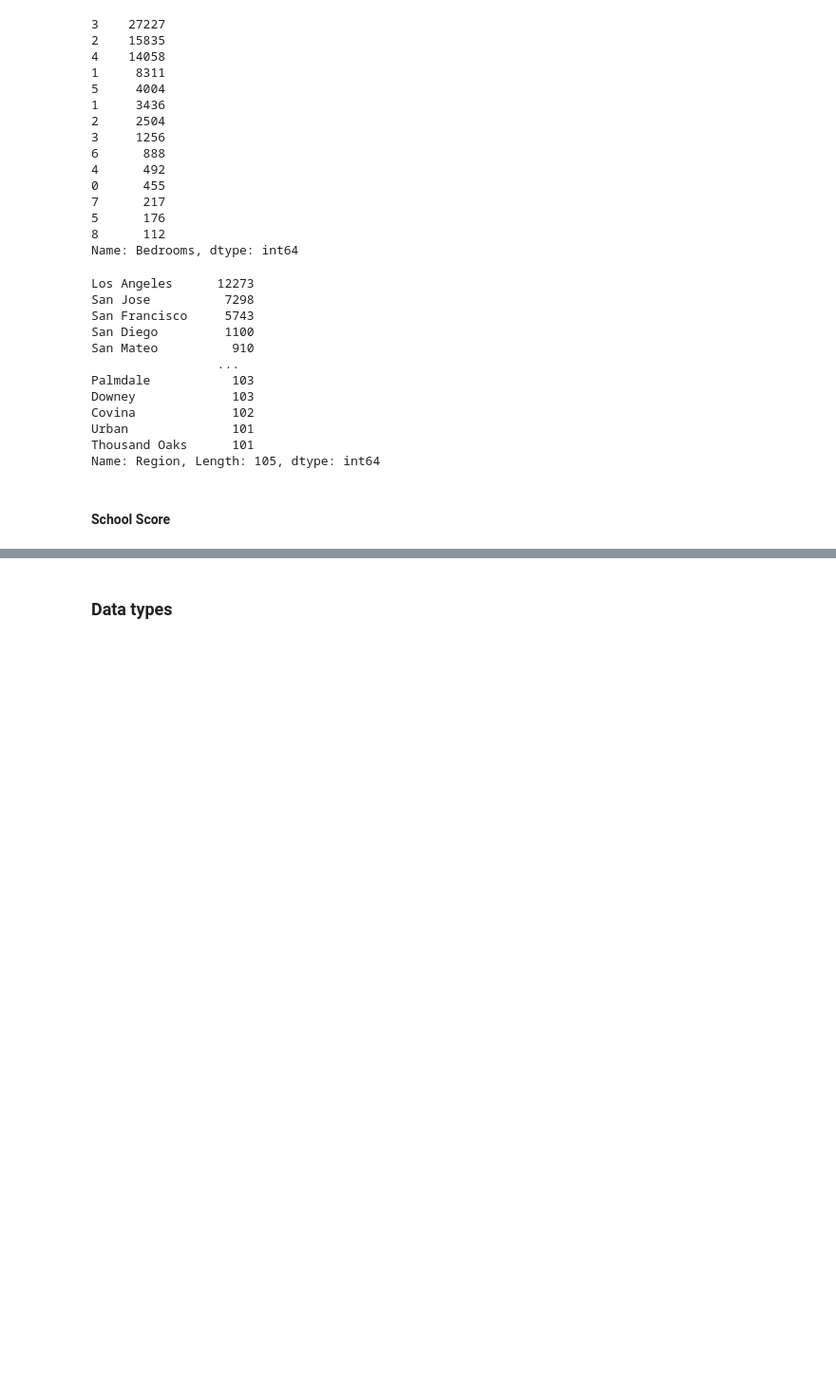
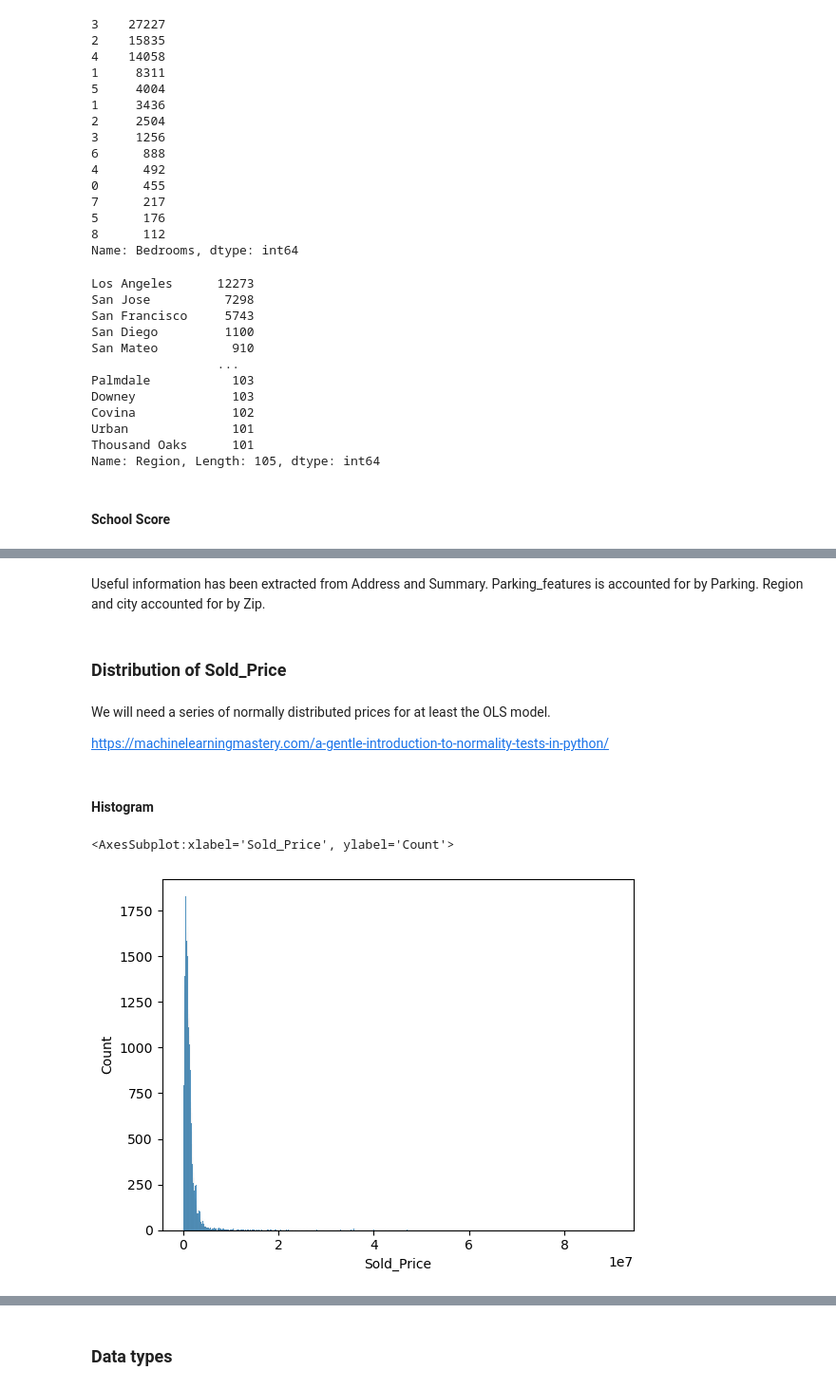
Before and after one commit to Euan-J-Austin/Kaggle_Housing_CA, a Jupyter notebook: CA_House_Prices_EDA.ipynb, the cells around one changed output, grey strips where cells are left out. Shown at 95% size. Saved outputs shown, nothing was run; the diff lists cells and outputs as text; code cells hidden in the pictures; blank space fills up the shorter version.

Commit message:
Cleaned-up data, tested Sold_Price for normality

```diff
--- a/CA_House_Prices_EDA.ipynb
+++ b/CA_House_Prices_EDA.ipynb
@@ -592,0 +754,2 @@ Let's get the mean, so sum over number that are not NaN
+# %%
+tt['Hookups'] = np.where(tt.Hookups != 'Y', 'N', tt['Hookups']).copy()
@@ -592,0 +762,2 @@ Let's get the mean, so sum over number that are not NaN
+# %%
+tt = tt.drop('Laundry_features', axis=1).copy()
@@ -592,0 +768,2 @@ Let's get the mean, so sum over number that are not NaN
+# %%
+tt['Zip'] = tt.Zip.apply(lambda x: str(x)[:3]).copy()
@@ -592,0 +792,17 @@ Let's get the mean, so sum over number that are not NaN
+# %% [markdown]
+Useful information has been extracted from Address and Summary. Parking_features is accounted for by Parking. Region and city accounted for by Zip.
+# %%
+tt = tt.drop(['Address', 'Region', 'Parking_features', 'City', 'Summary'], axis=1).copy()
+# %% [markdown]
+### Distribution of Sold_Price
+# %% [markdown]
+We will need a series of normally distributed prices for at least the OLS model.
+
+https://machinelearningmastery.com/a-gentle-introduction-to-normality-tests-in-python/
+# %% [markdown]
+#### Histogram
+# %%
+sns.histplot(data=tt.Sold_Price)
+# %% [output]
+<AxesSubplot:xlabel='Sold_Price', ylabel='Count'>
+[figure, added]
```
Also changed, not shown: parts of 51 cells of this notebook, 1 other file.
